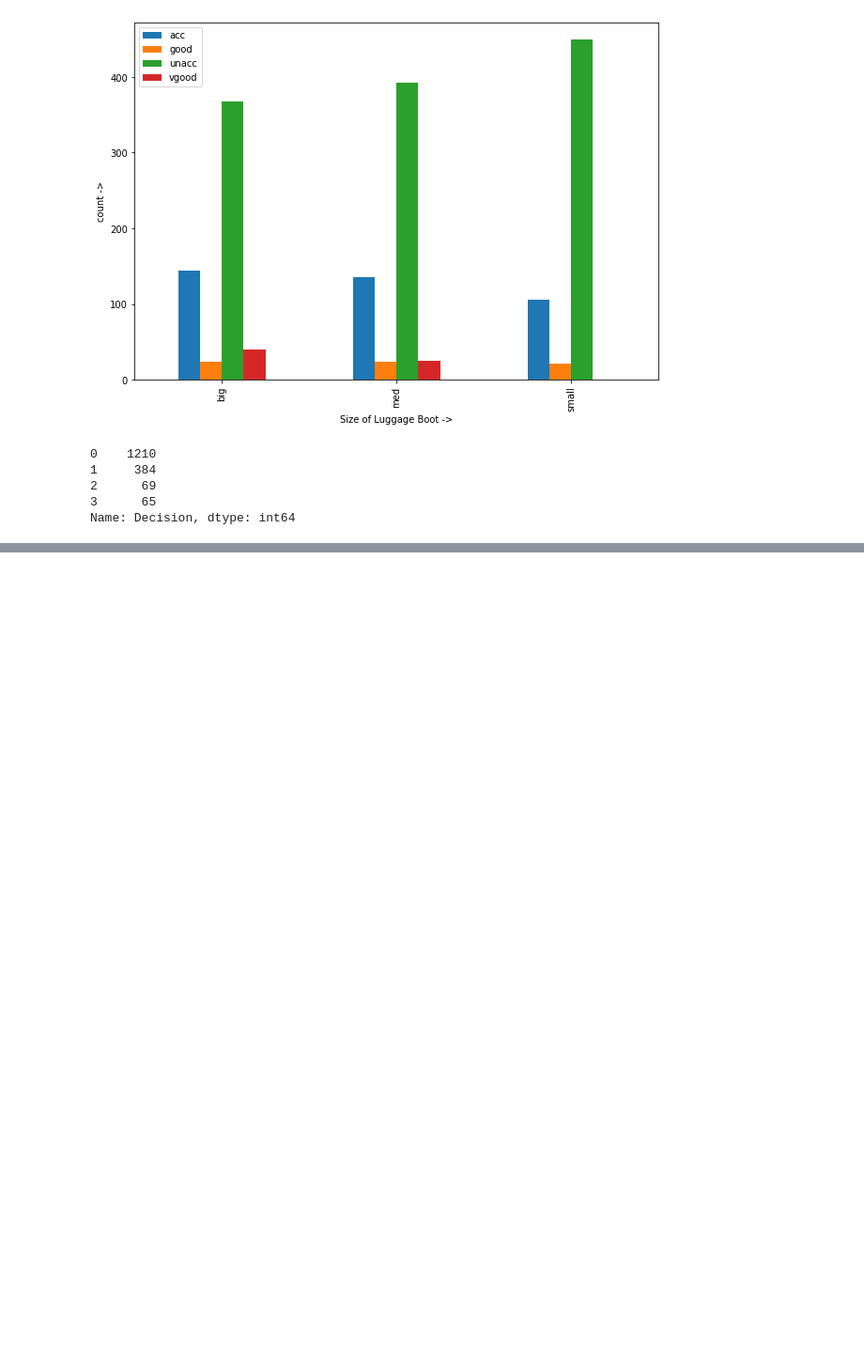
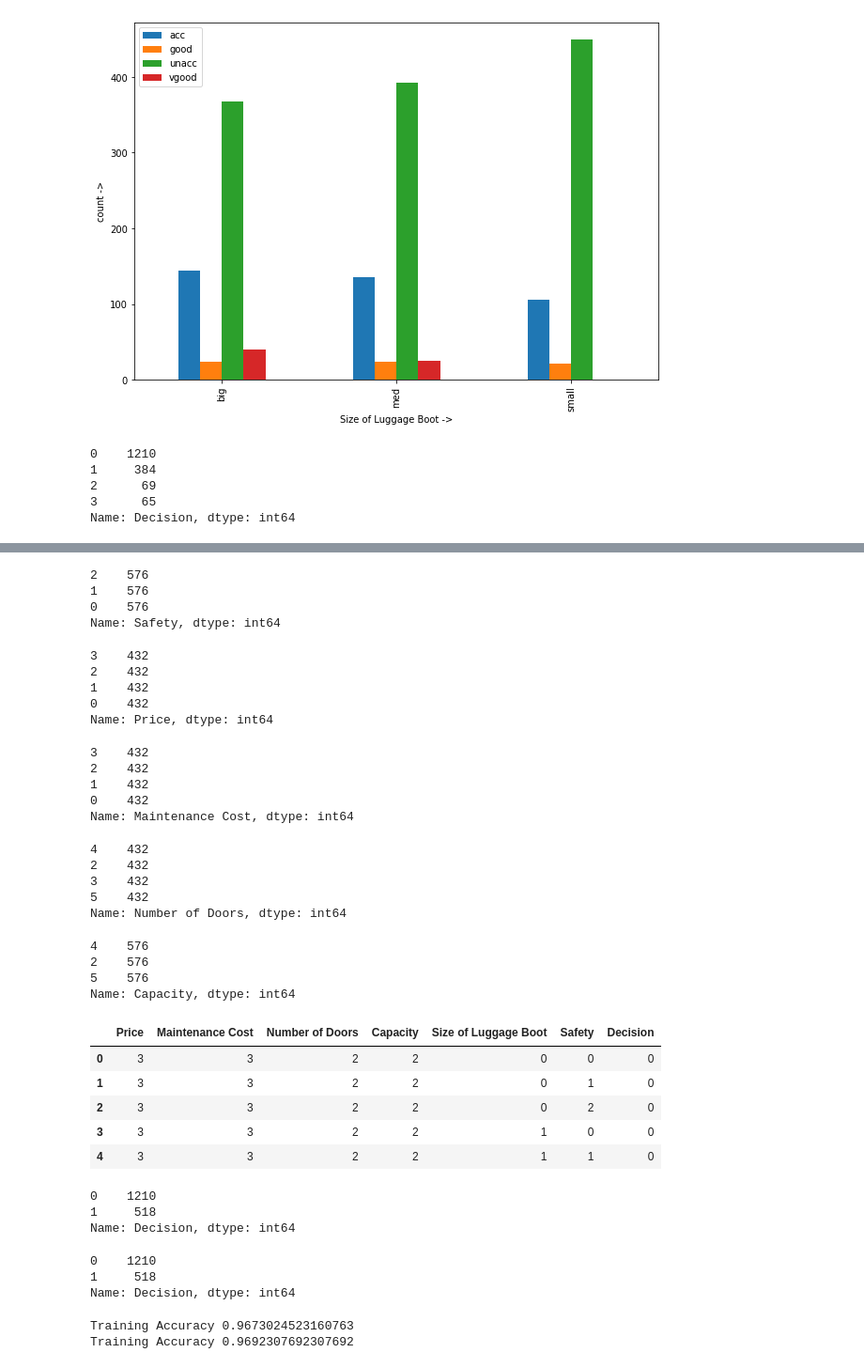
Before and after one commit to killswitchh/machine-learning-eda, a Jupyter notebook: car_validation/car_validation.ipynb, the cells around one changed output, grey strips where cells are left out. Shown at 94% size. Saved outputs shown, nothing was run; the diff lists cells and outputs as text; code cells hidden in the pictures; blank space fills up the shorter version.

Commit message:
classifiers commit

```diff
--- a/car_validation/car_validation.ipynb
+++ b/car_validation/car_validation.ipynb
@@ -103,0 +112,52 @@ Name: Decision, dtype: int64
+# %%
+data['Safety'].replace(('low' , 'med','high') , (0,1,2) , inplace=True)
+data['Safety'].value_counts()
+# %% [output]
+2    576
+1    576
+0    576
+Name: Safety, dtype: int64
+# %%
+data['Price'].replace(('low' , 'med','high','vhigh') , (0,1,2,3) , inplace=True)
+data['Price'].value_counts()
+# %% [output]
+3    432
+2    432
+1    432
+0    432
+Name: Price, dtype: int64
+# %%
+data['Maintenance Cost'].replace(('low' , 'med','high','vhigh') , (0,1,2,3) , inplace=True)
+data['Maintenance Cost'].value_counts()
+# %% [output]
+3    432
+2    432
+1    432
+0    432
+Name: Maintenance Cost, dtype: int64
+# %%
+data['Number of Doors'].replace('5more', 5, inplace = True)
+data['Number of Doors'].value_counts()
+# %% [output]
+4    432
+2    432
+3    432
+5    432
+Name: Number of Doors, dtype: int64
+# %%
+data['Capacity'].replace('more', 5, inplace = True)
+data['Capacity'].value_counts()
+# %% [output]
+4    576
+2    576
+5    576
+Name: Capacity, dtype: int64
+# %%
+data.head()
+# %% [output]
+|  | Price | Maintenance Cost | Number of Doors | Capacity | Size of Luggage Boot | Safety | Decision |
+| 0 | 3 | 3 | 2 | 2 | 0 | 0 | 0 |
+| 1 | 3 | 3 | 2 | 2 | 0 | 1 | 0 |
+| 2 | 3 | 3 | 2 | 2 | 0 | 2 | 0 |
+| 3 | 3 | 3 | 2 | 2 | 1 | 0 | 0 |
+| 4 | 3 | 3 | 2 | 2 | 1 | 1 | 0 |
@@ -103,0 +167,13 @@ Name: Decision, dtype: int64
+# %%
+data.Decision.replace((0,1,2,3) , (0,1,1,1) , inplace = True)
+data['Decision'].value_counts()
+# %% [output]
+0    1210
+1     518
+Name: Decision, dtype: int64
+# %%
+y.value_counts()
+# %% [output]
+0    1210
+1     518
+Name: Decision, dtype: int64
@@ -103,0 +184,14 @@ Name: Decision, dtype: int64
+# %%
+from sklearn.tree import DecisionTreeClassifier
+from sklearn.metrics import confusion_matrix
+
+model = DecisionTreeClassifier(max_depth = 6)
+model.fit(x_train , y_train)
+
+y_pred = model.predict(x_test)
+
+print("Training Accuracy" , model.score(x_train , y_train))
+print("Training Accuracy" , model.score(x_test , y_test))
+# %% [output]
+Training Accuracy 0.9673024523160763
+Training Accuracy 0.9692307692307692
```
Also changed, not shown: parts of 6 cells of this notebook.
